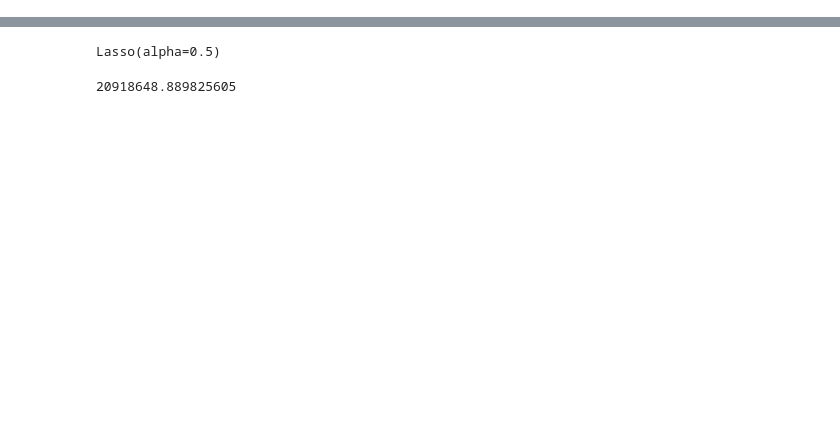
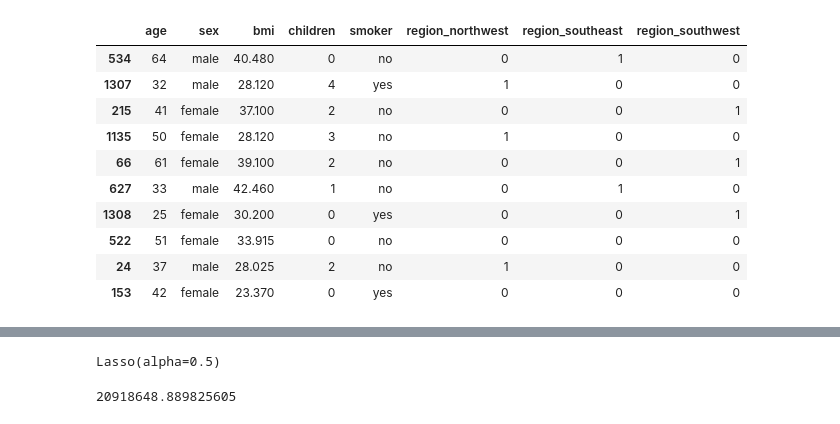
Before and after one commit to nitin04-stack/House-prediction, a Jupyter notebook: lasso_regression.ipynb, the cells around one changed output, grey strips where cells are left out. Drawn from its saved outputs; the diff is of its cells as text; code cells hidden in the pictures; blank space fills up the shorter version.

```diff
--- a/lasso_regression.ipynb
+++ b/lasso_regression.ipynb
@@ -11,6 +27,20 @@ x = df.drop("charges" , axis = 1)
 y = df["charges"]
 # %%
 x = pd.get_dummies(x,columns = ["region"] , drop_first = True,dtype = int)
+# %%
+x.sample(10)
+# %% [output]
+|  | age | sex | bmi | children | smoker | region_northwest | region_southeast | region_southwest |
+| 534 | 64 | male | 40.480 | 0 | no | 0 | 1 | 0 |
+| 1307 | 32 | male | 28.120 | 4 | yes | 1 | 0 | 0 |
+| 215 | 41 | female | 37.100 | 2 | no | 0 | 0 | 1 |
+| 1135 | 50 | female | 28.120 | 3 | no | 1 | 0 | 0 |
+| 66 | 61 | female | 39.100 | 2 | no | 0 | 0 | 1 |
+| 627 | 33 | male | 42.460 | 1 | no | 0 | 1 | 0 |
+| 1308 | 25 | female | 30.200 | 0 | yes | 0 | 0 | 1 |
+| 522 | 51 | female | 33.915 | 0 | no | 0 | 0 | 0 |
+| 24 | 37 | male | 28.025 | 2 | no | 1 | 0 | 0 |
+| 153 | 42 | female | 23.370 | 0 | yes | 0 | 0 | 0 |
 # %%
 x["sex"] = x["sex"].map({"female" : 1 , "male": 0})
 x["smoker"] = x["smoker"].map({"yes" : 1 , "no": 0})
```
Also changed, not shown: parts of 2 cells of this notebook, 6 other files.
